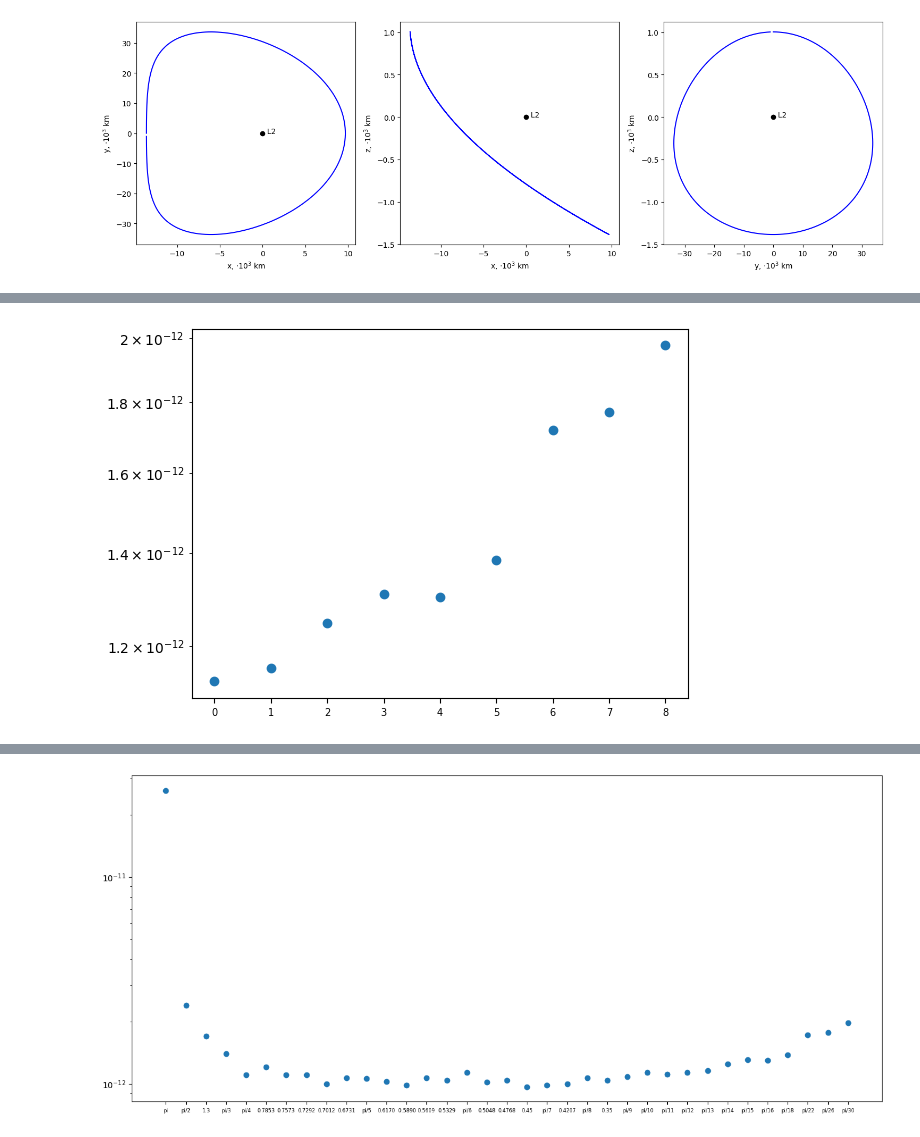
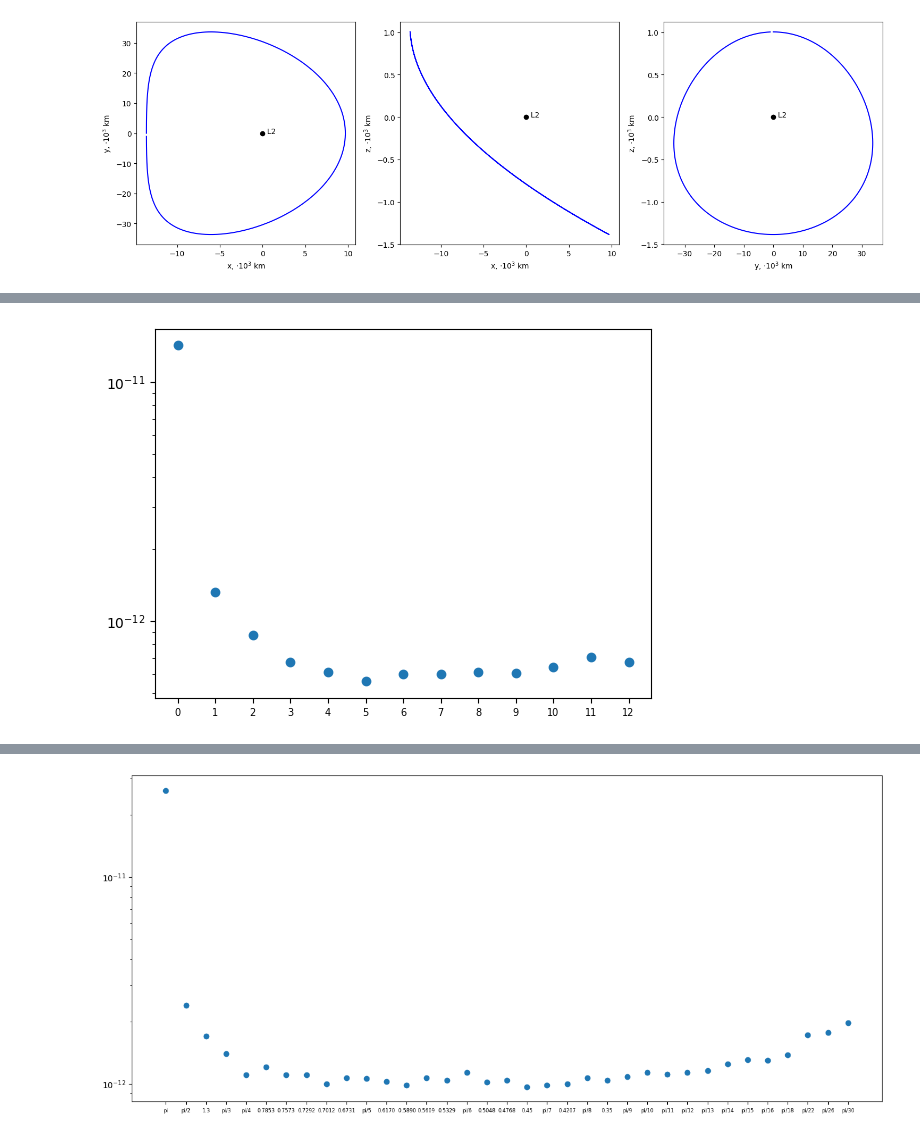
Before and after one commit to tka4nik/crtbp_diploma, a Jupyter notebook: sum_dv_impulse_correction.ipynb, the cells around one changed output, grey strips where cells are left out. Drawn from its saved outputs; the diff is of its cells as text; code cells hidden in the pictures.

```diff
--- a/sum_dv_impulse_correction.ipynb
+++ b/sum_dv_impulse_correction.ipynb
@@ -106,10 +129,12 @@ dv_graph_data = np.concatenate([dv_graph_data_1, dv_graph_data_2])
 # %%
+dv_graph_data = np.loadtxt('data/dv_data/dv_graph_data_6_period.txt') #L2 period 3.415495297935271
+
 y_data = dv_graph_data[:,0]
 x_data = np.arange(len(y_data))
 x_ticks = dv_graph_data[:,1]
 plt.xticks(x_data, fontsize=7)
 
 plt.scatter(x_data, y_data)
 plt.yscale('log')
 # %% [output]
-[figure, old version]
+[figure, new version]
```
Also changed, not shown: parts of 7 cells of this notebook, 37 other files.
